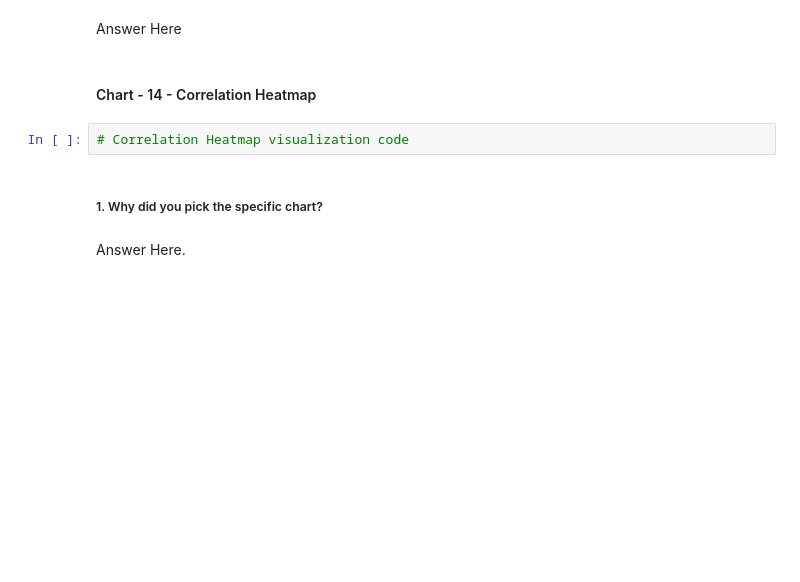
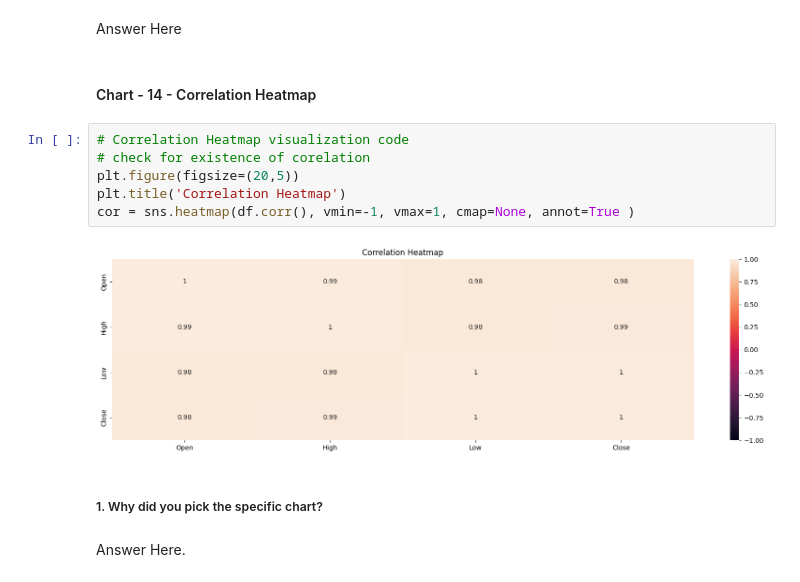
Before and after one commit to khalilkhan1111/Yes-Bank-Stock-Closing_Price_Prediction, a Jupyter notebook: Yes_Bank_Stock_Closing_Price_Prediction.ipynb, the cells around one changed output. Saved outputs shown, nothing was run; the diff lists cells and outputs as text; blank space fills up the shorter version.

```diff
--- a/Yes_Bank_Stock_Closing_Price_Prediction.ipynb
+++ b/Yes_Bank_Stock_Closing_Price_Prediction.ipynb
@@ -639,8 +655,14 @@ Are there any insights that lead to negative growth? Justify with specific reaso
 Answer Here
 # %% [markdown]
 #### Chart - 14 - Correlation Heatmap
-# %%
-# Correlation Heatmap visualization code
+# %%
+# Correlation Heatmap visualization code
+# check for existence of corelation
+plt.figure(figsize=(20,5))
+plt.title('Correlation Heatmap')
+cor = sns.heatmap(df.corr(), vmin=-1, vmax=1, cmap=None, annot=True )
+# %% [output]
+[figure, added]
 # %% [markdown]
 ##### 1. Why did you pick the specific chart?
 # %% [markdown]
```
Also changed, not shown: parts of 4 cells of this notebook.
